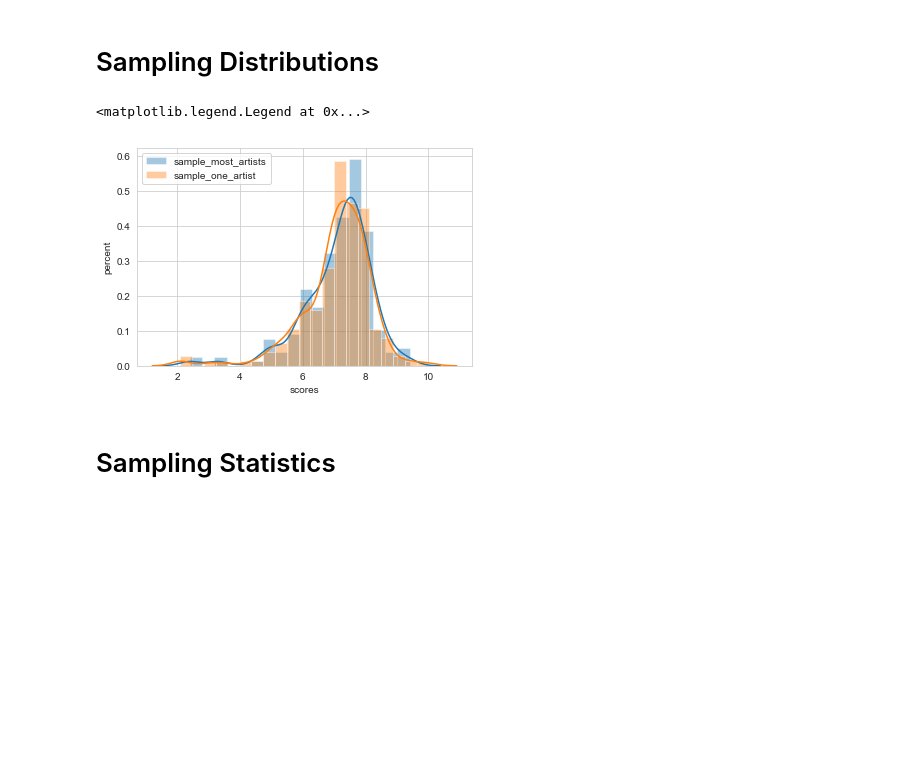
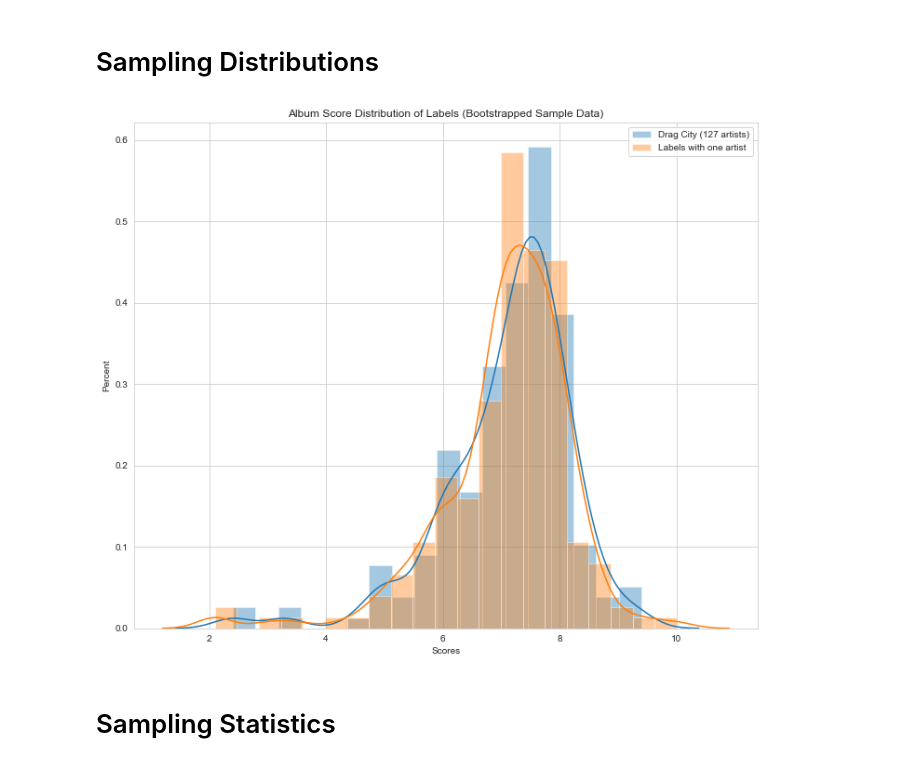
Before and after one commit to worldyne/module2_final_project, a Jupyter notebook: artist_density.ipynb, the cells around one changed output. Saved outputs shown, nothing was run; the diff lists cells and outputs as text; code cells hidden in the pictures; blank space fills up the shorter version.

```diff
--- a/artist_density.ipynb
+++ b/artist_density.ipynb
@@ -156,17 +163,18 @@ array([ 8.10000038,  7.5999999 ,  6.80000019,  7.        ,  7.9000001 ,
 # %%
 import seaborn as sns
 import matplotlib.pyplot as plt
 %matplotlib inline
 sns.set_style('whitegrid')
 
-sns.distplot(sample_most_artists, label='sample_most_artists')
-sns.distplot(sample_one_artist, label='sample_one_artist')
-plt.xlabel('scores')
-plt.ylabel('percent')
-plt.legend()
+plt.figure(figsize=(12, 10))
+sns.distplot(sample_most_artists, label='Drag City (127 artists)')
+sns.distplot(sample_one_artist, label='Labels with one artist')
+plt.title('Album Score Distribution of Labels (Bootstrapped Sample Data)')
+plt.xlabel('Scores')
+plt.ylabel('Percent')
+plt.legend();
 # %% [output]
-<matplotlib.legend.Legend at 0x...>
-[figure, old version]
+[figure, new version]
 # %% [markdown]
 # Sampling Statistics
 # %%
```
Also changed, not shown: parts of 3 cells of this notebook, 4 other files.
